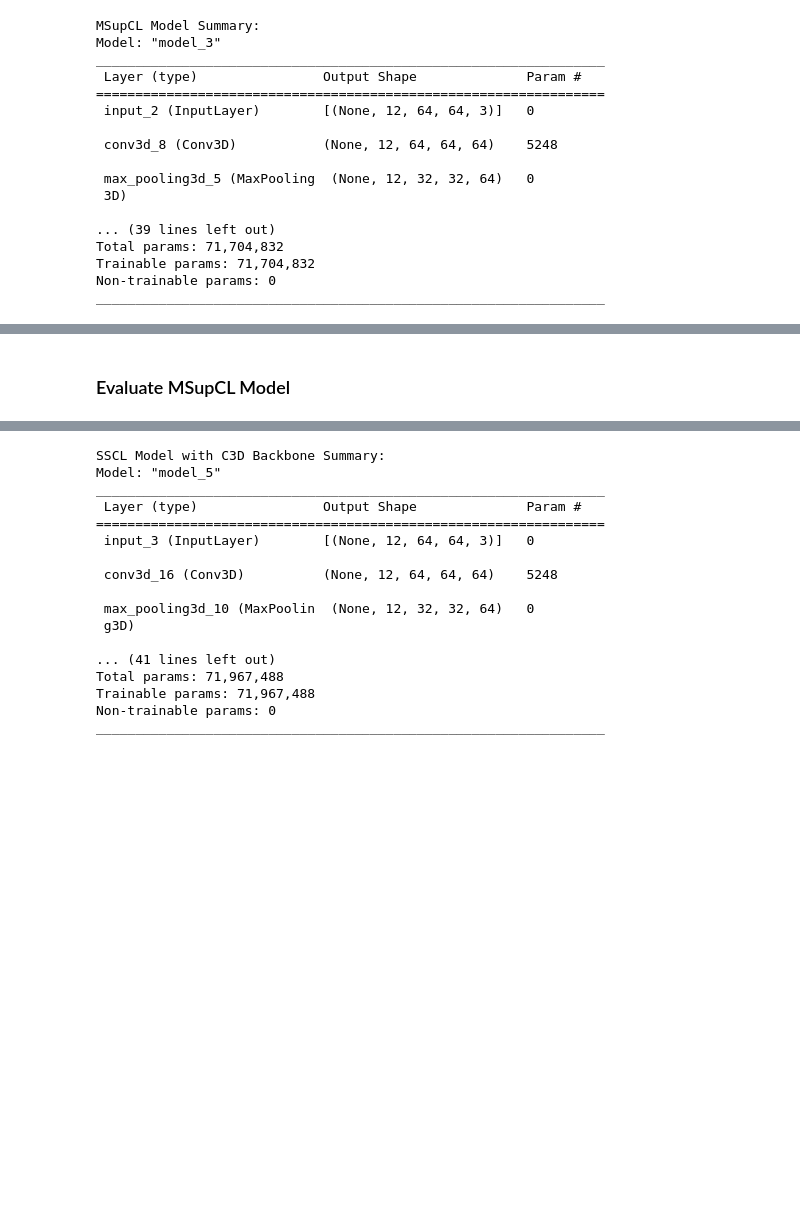
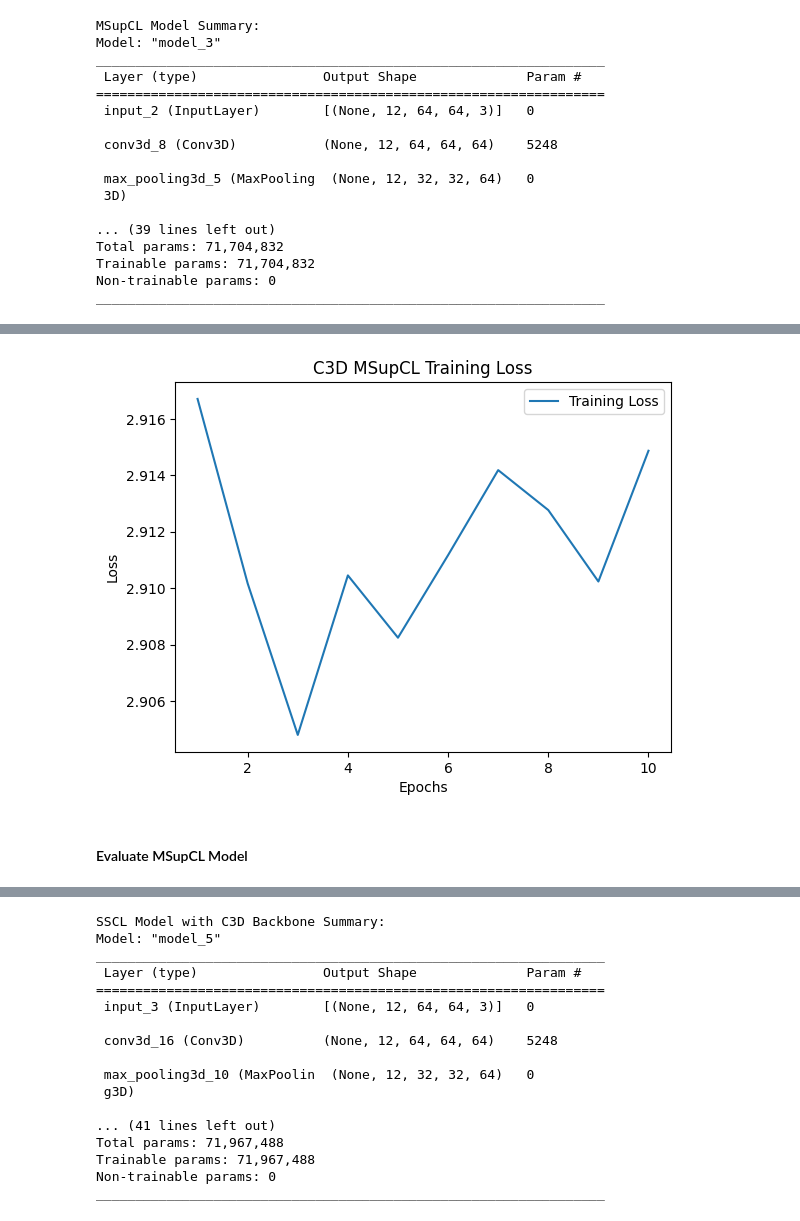
Before and after one commit to kmock930/Autism-Diagnosis-Transfer-Learning, a Jupyter notebook: main.ipynb, the cells around one changed output, grey strips where cells are left out. Saved outputs shown, nothing was run; the diff lists cells and outputs as text; code cells hidden in the pictures; blank space fills up the shorter version.

```diff
--- a/main.ipynb
+++ b/main.ipynb
@@ -556,7 +537,6 @@ Trainable params: 71,704,832
 Non-trainable params: 0
 _________________________________________________________________
 # %%
-# Train the MSupCL model
-train_msupcl_model(msupcl_model, paired_train_generator, epochs=num_epochs, temperature=temperature)
+msupcl_c3d_loss_history = train_msupcl_model(msupcl_model, paired_train_generator, epochs=num_epochs, temperature=temperature)
 # %% [output]
 Epoch 1/10
@@ -582,4 +562,14 @@ Training Loss: 2.8716
+# %%
+plt.figure()
+plt.plot(range(1, len(msupcl_c3d_loss_history) + 1), msupcl_c3d_loss_history, label='Training Loss')
+plt.xlabel('Epochs')
+plt.ylabel('Loss')
+plt.title('C3D MSupCL Training Loss')
+plt.legend()
+plt.show()
+# %% [output]
+[figure, added]
 # %% [markdown]
-### Evaluate MSupCL Model
+#### Evaluate MSupCL Model
 # %%
 # Linear evaluation on both datasets
```
Also changed, not shown: parts of 70 cells of this notebook, 4 other files.
